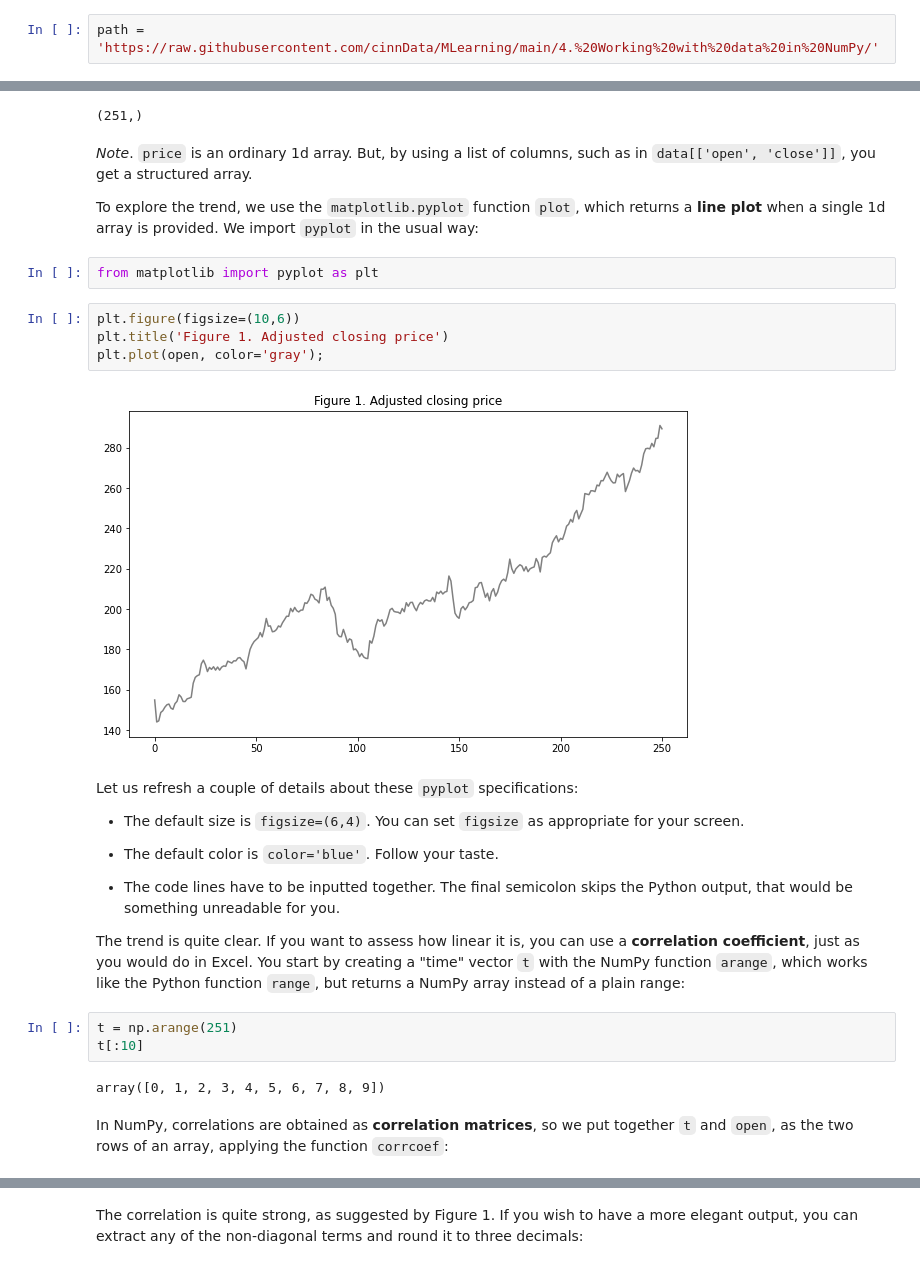
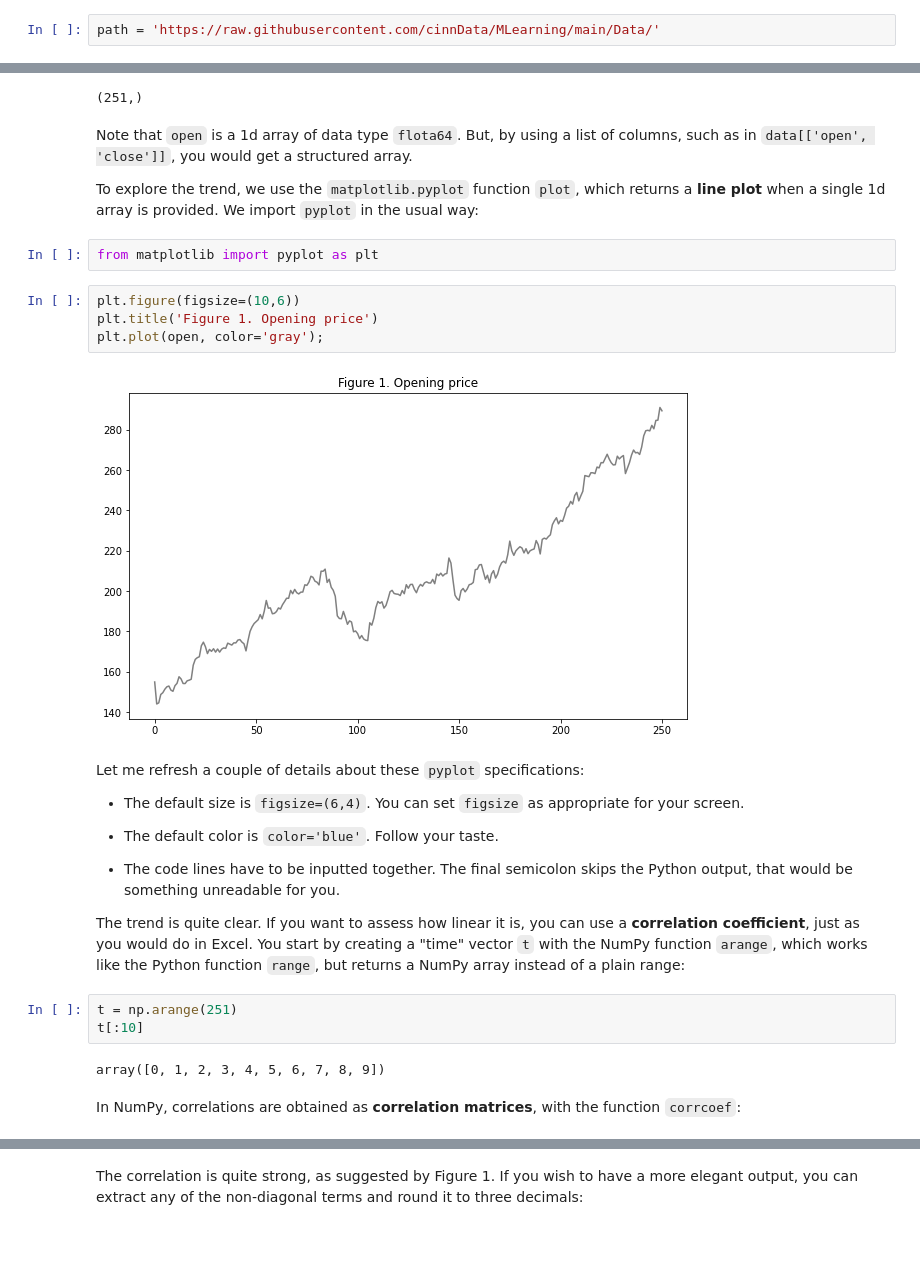
Before and after one commit to cinnData/MLearning, a Jupyter notebook: 4. Working with data in NumPy/Example - Apple Inc. stock prices.ipynb, the cells around one changed output, grey strips where cells are left out. Cells and saved outputs as stored; diff of their text form; blank space fills up the shorter version.

```diff
--- a/4. Working with data in NumPy/Example - Apple Inc. stock prices.ipynb
+++ b/4. Working with data in NumPy/Example - Apple Inc. stock prices.ipynb
@@ -35,3 +35,3 @@ The file is available in a GitHub repo. So, you can download the file to your co
 # %%
-path = 'https://raw.githubusercontent.com/cinnData/MLearning/main/4.%20Working%20with%20data%20in%20NumPy/'
+path = 'https://raw.githubusercontent.com/cinnData/MLearning/main/Data/'
 # %% [markdown]
@@ -83,19 +83,19 @@ open.shape
 # %% [output]
 (251,)
 # %% [markdown]
-*Note*. `price` is an ordinary 1d array. But, by using a list of columns, such as in `data[['open', 'close']]`, you get a structured array.
+Note that `open` is a 1d array of data type `flota64`. But, by using a list of columns, such as in `data[['open', 'close']]`, you would get a structured array.
 
 To explore the trend, we use the `matplotlib.pyplot` function `plot`, which returns a **line plot** when a single 1d array is provided. We import `pyplot` in the usual way:
 # %%
 from matplotlib import pyplot as plt
 # %%
 plt.figure(figsize=(10,6))
-plt.title('Figure 1. Adjusted closing price')
+plt.title('Figure 1. Opening price')
 plt.plot(open, color='gray');
 # %% [output]
-[figure, old version]
+[figure, new version]
 # %% [markdown]
-Let us refresh a couple of details about these `pyplot` specifications:
+Let me refresh a couple of details about these `pyplot` specifications:
 
 * The default size is `figsize=(6,4)`. You can set `figsize` as appropriate for your screen.
 
@@ -110,5 +110,5 @@ t[:10]
 # %% [output]
 array([0, 1, 2, 3, 4, 5, 6, 7, 8, 9])
 # %% [markdown]
-In NumPy, correlations are obtained as **correlation matrices**, so we put together `t` and `open`, as the two rows of an array, applying the function `corrcoef`:
+In NumPy, correlations are obtained as **correlation matrices**, with the function `corrcoef`:
 # %%
```
Also changed, not shown: parts of 17 cells of this notebook.
